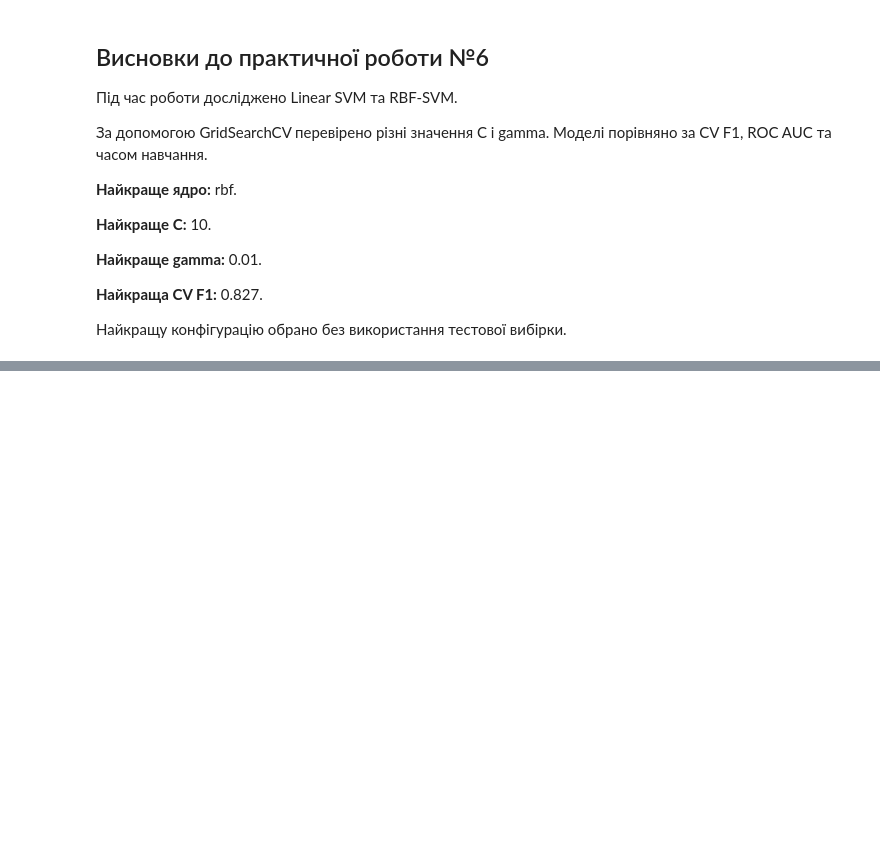
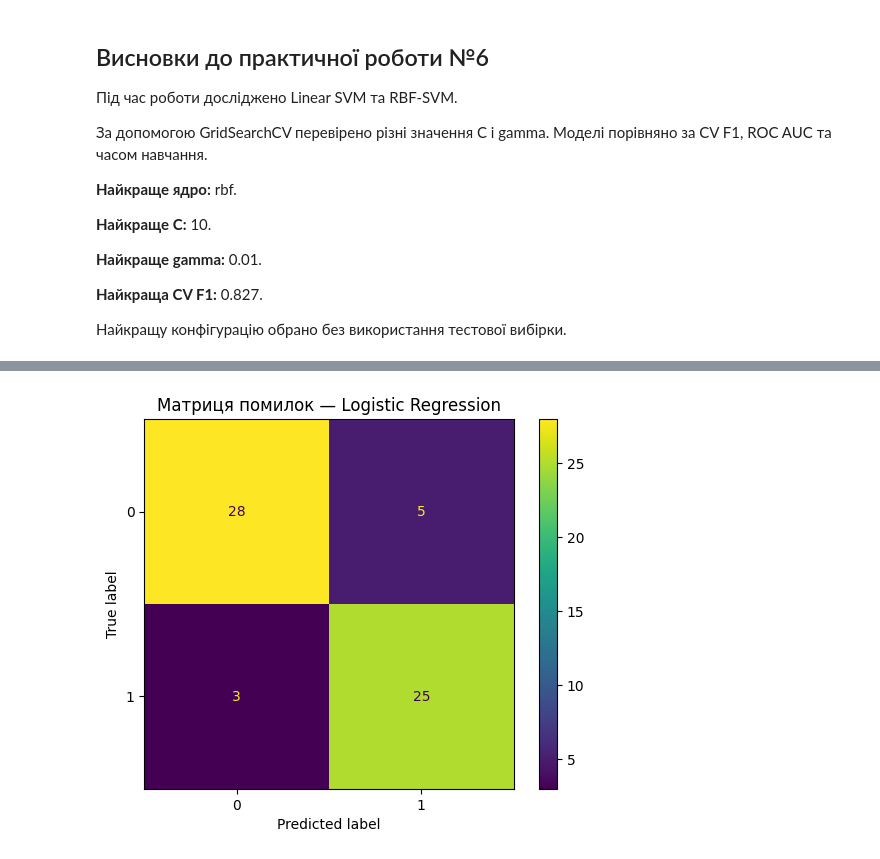
Before and after one commit to dimonkOHYRY111/pattern-recognition-practice, a Jupyter notebook: classification-mini-project/notebooks/PR04_Kochura_Dmytro.ipynb, the cells around one changed output, grey strips where cells are left out. Saved outputs shown, nothing was run; the diff lists cells and outputs as text; code cells hidden in the pictures; blank space fills up the shorter version.

```diff
--- a/classification-mini-project/notebooks/PR04_Kochura_Dmytro.ipynb
+++ b/classification-mini-project/notebooks/PR04_Kochura_Dmytro.ipynb
@@ -1288,0 +1551,15 @@ CV F1: 0.827
+# %%
+
+winner = cv_comparison.iloc[0]
+
+final_model_name = winner["Model"]
+final_pipeline = clone(
+    candidate_models[final_model_name]
+)
+
+print("Фінальна модель:", final_model_name)
+print("CV F1:", round(winner["CV_F1"], 3))
+print("CV ROC AUC:", round(winner["CV_ROC_AUC"], 3))
+print("CV Recall:", round(winner["CV_Recall"], 3))
+print("CV F1 std:", round(winner["CV_F1_std"], 3))
+print("Параметри:", winner["Parameters"])
@@ -1288,0 +1678,12 @@ CV F1: 0.827
+# %%
+
+ConfusionMatrixDisplay.from_predictions(
+    y_test,
+    test_predictions,
+    display_labels=[0, 1]
+)
+
+plt.title(f"Матриця помилок — {final_model_name}")
+plt.show()
+# %% [output]
+[figure, added]
```
Also changed, not shown: parts of 25 cells of this notebook.
